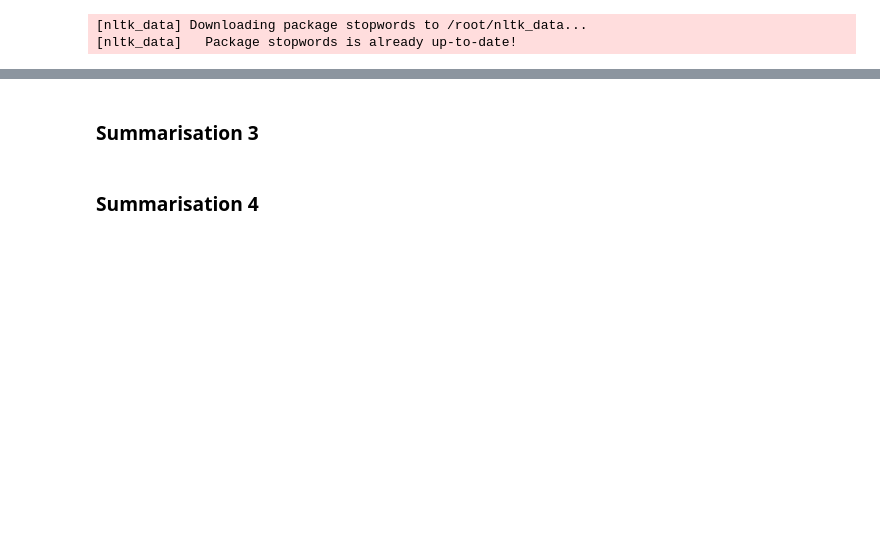
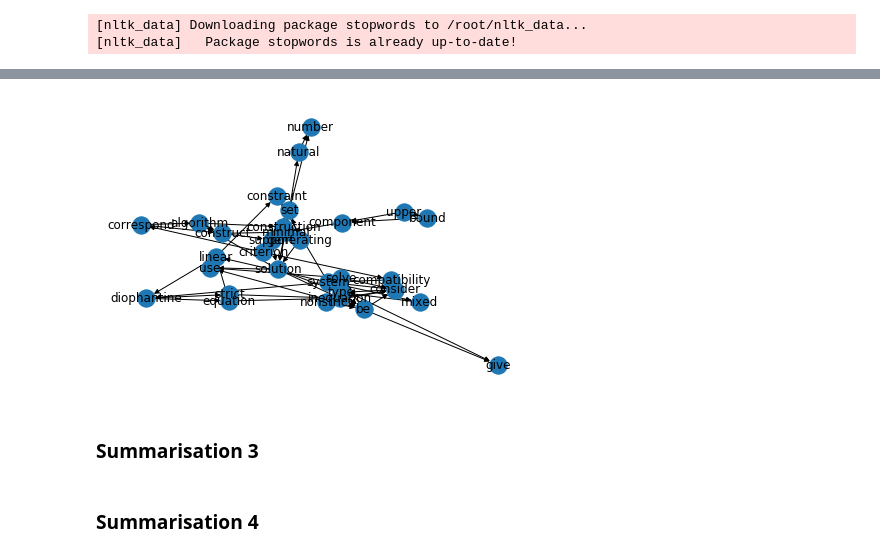
Before and after one commit to neomatrix369/awesome-ai-ml-dl, a Jupyter notebook: examples/better-nlp/notebooks/google-colab/better_nlp_summarisers.ipynb, the cells around one changed output, grey strips where cells are left out. Cells and saved outputs as stored; diff of their text form; code cells hidden in the pictures; blank space fills up the shorter version.

Commit message:
Updating google-colab version of better_nlp_summarisers.ipynb

```diff
--- a/examples/better-nlp/notebooks/google-colab/better_nlp_summarisers.ipynb
+++ b/examples/better-nlp/notebooks/google-colab/better_nlp_summarisers.ipynb
@@ -153,0 +152,18 @@ ranked_sentences= [(0.11607479058765294, ['Different', 'algorithm', 'and', 'tech
+# %%
+betterNLP = BetterNLP() ### do not re-run this unless you wish to re-initialise the object
+# %%
+# https://medium.com/@aneesha/beyond-bag-of-words-using-pytextrank-to-find-phrases-and-summarize-text-f736fa3773c5
+# https://github.com/DerwenAI/pytextrank/blob/master/example.ipynb
+
+source_file='source.json'
+source_json_content='{"id":"777", "text":"Compatibility of systems of linear constraints over the set of natural numbers. Criteria of compatibility of a system of linear Diophantine equations, strict inequations, and nonstrict inequations are considered. Upper bounds for components of a minimal set of solutions and algorithms of construction of minimal generating sets of solutions for all types of systems are given. These criteria and the corresponding algorithms for constructing a minimal supporting set of solutions can be used in solving all the considered types systems and systems of mixed types."}'
+with open(source_file, 'w') as f:
+    f.write("%s" % source_json_content)
+
+summarised_result = betterNLP.summarise(source_file, method="pytextrank")
+
+print("~~~~~~~~~~~~~~~~~~~~~~~~~~~~~~~~~~~~~~~~~~~~~~~~~~~~~~~~~~~~~~~~~~~~~~~~~~~~~~~~~~~~~~~~~~~~~~~~~~~~~~~~~")
+print("summarisation_processing_time_in_secs=",summarised_result['summarisation_processing_time_in_secs'])
+print("summarised_text=",summarised_result['summarised_text'])
+print("key_phrases=",summarised_result['key_phrases'])
+print("~~~~~~~~~~~~~~~~~~~~~~~~~~~~~~~~~~~~~~~~~~~~~~~~~~~~~~~~~~~~~~~~~~~~~~~~~~~~~~~~~~~~~~~~~~~~~~~~~~~~~~~~~")
@@ -154,3 +176,7 @@ ranked_sentences= [(0.11607479058765294, ['Different', 'algorithm', 'and', 'tech
+# %%
+betterNLP.show_graph(summarised_result["graph"])
+# %% [output]
+[figure, added]
 # %% [markdown]
 ### Summarisation 3
 # %% [markdown]
```
Also changed, not shown: parts of 12 cells of this notebook.
